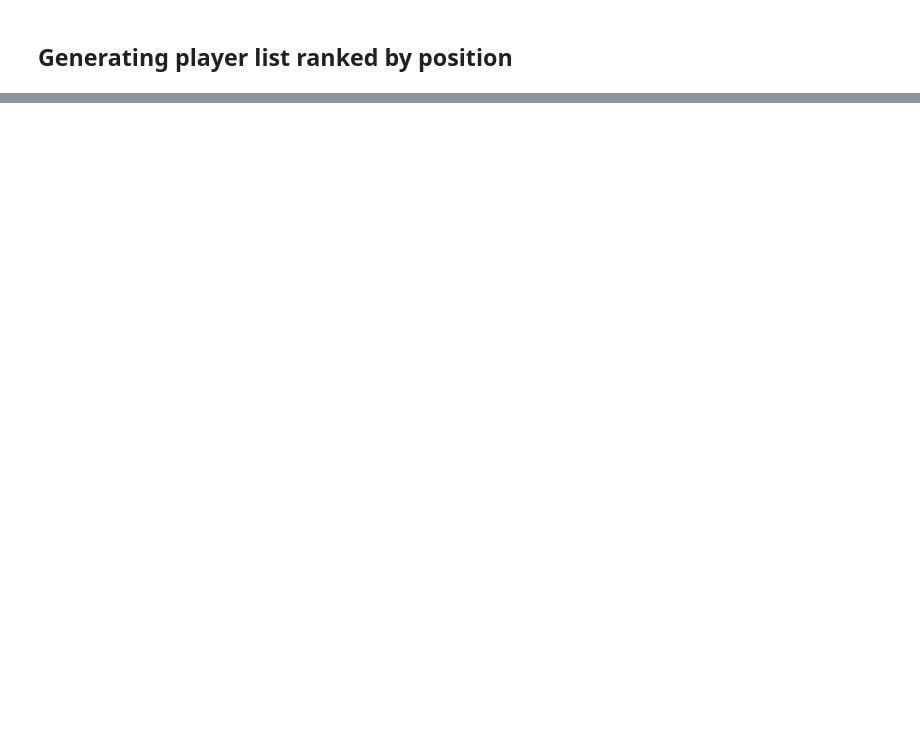
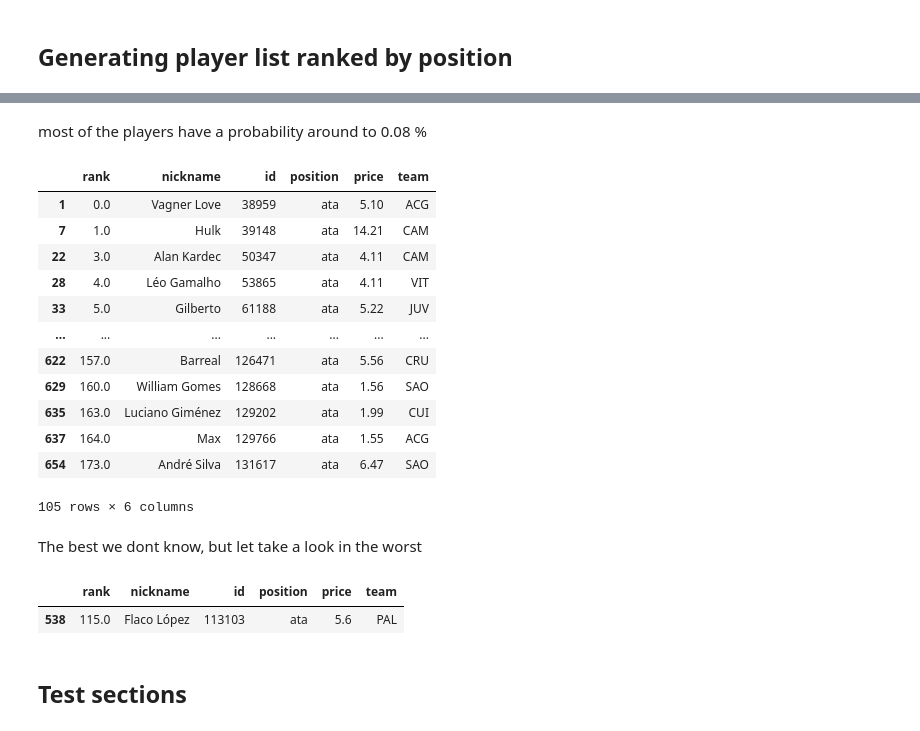
Before and after one commit to jquentino/mkv-cartola, a Jupyter notebook: model.ipynb, the cells around one changed output, grey strips where cells are left out. Cells and saved outputs as stored; diff of their text form; code cells hidden in the pictures; blank space fills up the shorter version.

```diff
--- a/model.ipynb
+++ b/model.ipynb
@@ -33,0 +209,27 @@ players_ranked.head(10)
+# %% [markdown]
+most of the players have a probability around to 0.08 %
+# %%
+players_ranked[players_ranked.position == 'ata'][stationary > 0.008]
+# %% [output]
+|  | rank | nickname | id | position | price | team |
+| 1 | 0.0 | Vagner Love | 38959 | ata | 5.10 | ACG |
+| 7 | 1.0 | Hulk | 39148 | ata | 14.21 | CAM |
+| 22 | 3.0 | Alan Kardec | 50347 | ata | 4.11 | CAM |
+| 28 | 4.0 | Léo Gamalho | 53865 | ata | 4.11 | VIT |
+| 33 | 5.0 | Gilberto | 61188 | ata | 5.22 | JUV |
+| ... | ... | ... | ... | ... | ... | ... |
+| 622 | 157.0 | Barreal | 126471 | ata | 5.56 | CRU |
+| 629 | 160.0 | William Gomes | 128668 | ata | 1.56 | SAO |
+| 635 | 163.0 | Luciano Giménez | 129202 | ata | 1.99 | CUI |
+| 637 | 164.0 | Max | 129766 | ata | 1.55 | ACG |
+| 654 | 173.0 | André Silva | 131617 | ata | 6.47 | SAO |
+105 rows × 6 columns
+# %% [markdown]
+The best we dont know, but let take a look in the worst
+# %%
+players_ranked[players_ranked.position == 'ata'][(stationary > 0) * (stationary < 0.007)]
+# %% [output]
+|  | rank | nickname | id | position | price | team |
+| 538 | 115.0 | Flaco López | 113103 | ata | 5.6 | PAL |
+# %% [markdown]
+## Test sections
```
Also changed, not shown: parts of 45 cells of this notebook, 3 other files.
